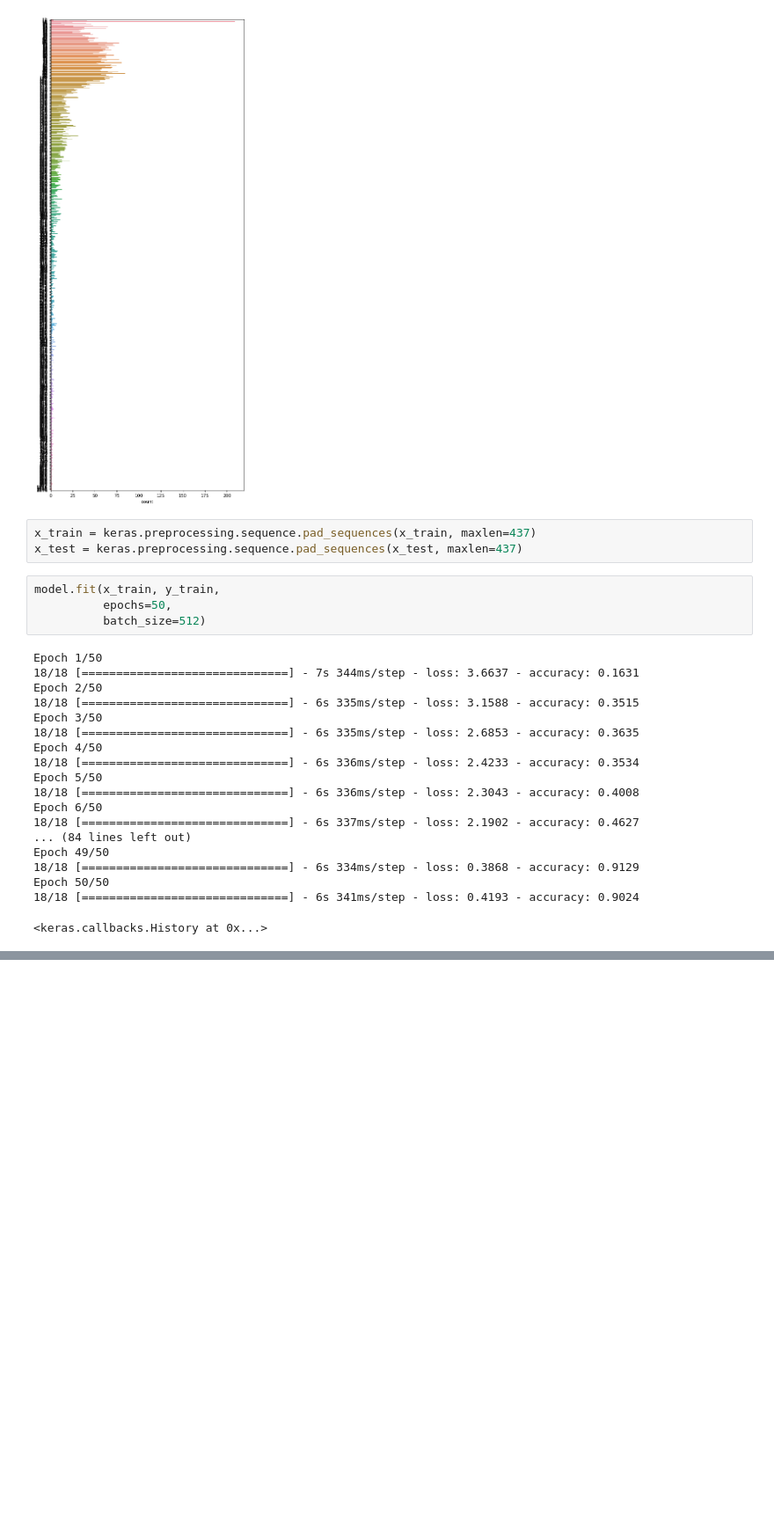
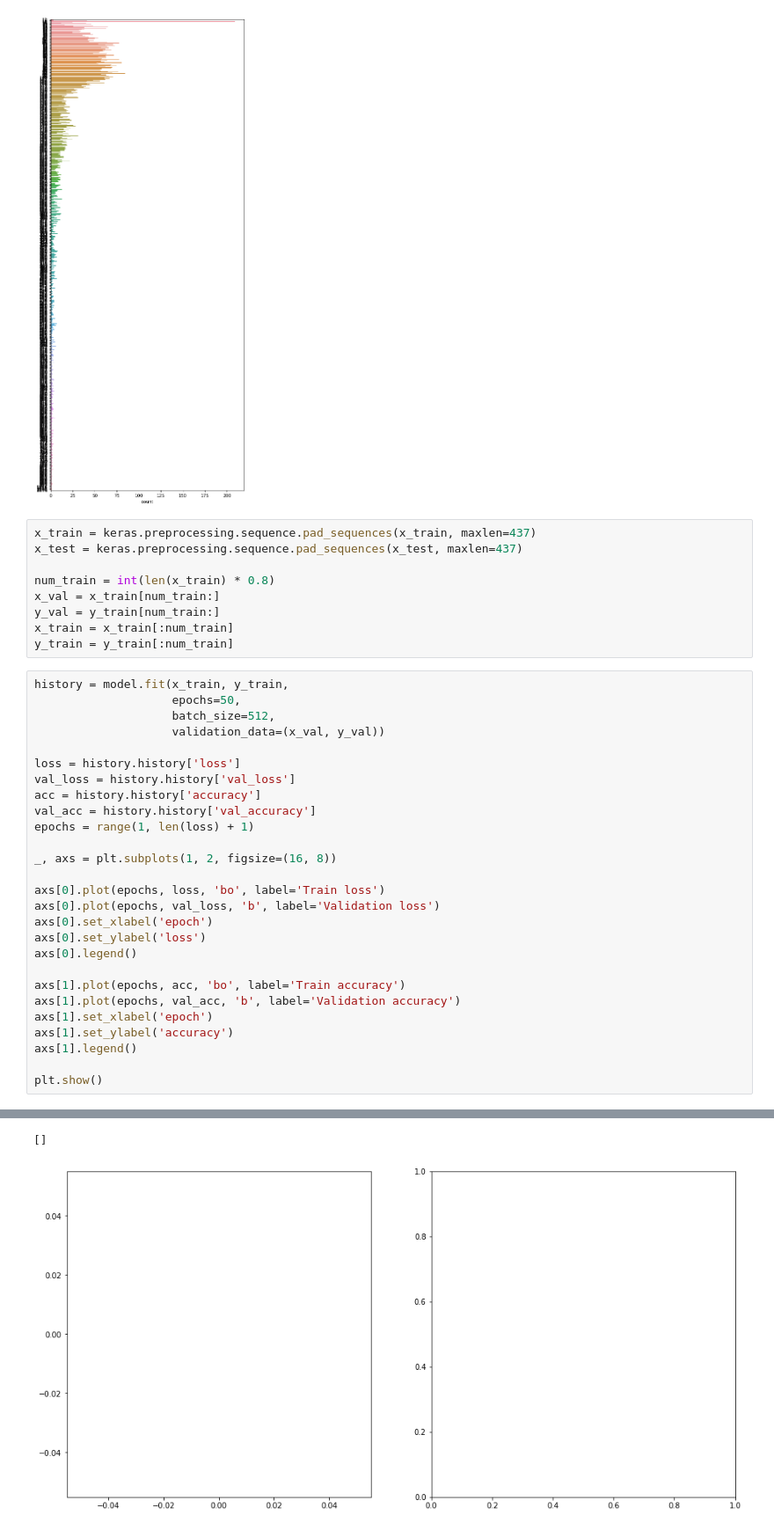
Before and after one commit to steelbear/AIFFEL-Quest, a Jupyter notebook: going_deeper_nlp/06/06.ipynb, the cells around one changed output, grey strips where cells are left out. Shown at 88% size. Drawn from its saved outputs; the diff is of its cells as text; blank space fills up the shorter version.

```diff
--- a/going_deeper_nlp/06/06.ipynb
+++ b/going_deeper_nlp/06/06.ipynb
@@ -380,26 +385,37 @@ plt.show()
 # %%
 x_train = keras.preprocessing.sequence.pad_sequences(x_train, maxlen=437)
 x_test = keras.preprocessing.sequence.pad_sequences(x_test, maxlen=437)
+
+num_train = int(len(x_train) * 0.8)
+x_val = x_train[num_train:]
+y_val = y_train[num_train:]
+x_train = x_train[:num_train]
+y_train = y_train[:num_train]
-# %%
-model.fit(x_train, y_train,
-          epochs=50,
-          batch_size=512)
-# %% [output]
-Epoch 1/50
-18/18 [==============================] - 7s 344ms/step - loss: 3.6637 - accuracy: 0.1631
-Epoch 2/50
-18/18 [==============================] - 6s 335ms/step - loss: 3.1588 - accuracy: 0.3515
-Epoch 3/50
-18/18 [==============================] - 6s 335ms/step - loss: 2.6853 - accuracy: 0.3635
-Epoch 4/50
-18/18 [==============================] - 6s 336ms/step - loss: 2.4233 - accuracy: 0.3534
-Epoch 5/50
-18/18 [==============================] - 6s 336ms/step - loss: 2.3043 - accuracy: 0.4008
-Epoch 6/50
-18/18 [==============================] - 6s 337ms/step - loss: 2.1902 - accuracy: 0.4627
-... (84 lines left out)
-Epoch 49/50
-18/18 [==============================] - 6s 334ms/step - loss: 0.3868 - accuracy: 0.9129
-Epoch 50/50
-18/18 [==============================] - 6s 341ms/step - loss: 0.4193 - accuracy: 0.9024
-<keras.callbacks.History at 0x...>
+# %%
+history = model.fit(x_train, y_train,
+                    epochs=50,
+                    batch_size=512,
+                    validation_data=(x_val, y_val))
+
+loss = history.history['loss']
+val_loss = history.history['val_loss']
+acc = history.history['accuracy']
+val_acc = history.history['val_accuracy']
+epochs = range(1, len(loss) + 1)
+
+_, axs = plt.subplots(1, 2, figsize=(16, 8))
+
+axs[0].plot(epochs, loss, 'bo', label='Train loss')
+axs[0].plot(epochs, val_loss, 'b', label='Validation loss')
+axs[0].set_xlabel('epoch')
+axs[0].set_ylabel('loss')
+axs[0].legend()
+
+axs[1].plot(epochs, acc, 'bo', label='Train accuracy')
+axs[1].plot(epochs, val_acc, 'b', label='Validation accuracy')
+axs[1].set_xlabel('epoch')
+axs[1].set_ylabel('accuracy')
+axs[1].legend()
+
+plt.show()
+# %% [output]
@@ -406,3 +439,5 @@ Epoch 50/50
+[]
+[figure, added]
 # %%
 y_pred = model.predict(x_test)
 acc_test = accuracy_score(y_test, tf.argmax(y_pred, axis=-1))
```
Also changed, not shown: parts of 8 cells of this notebook.
